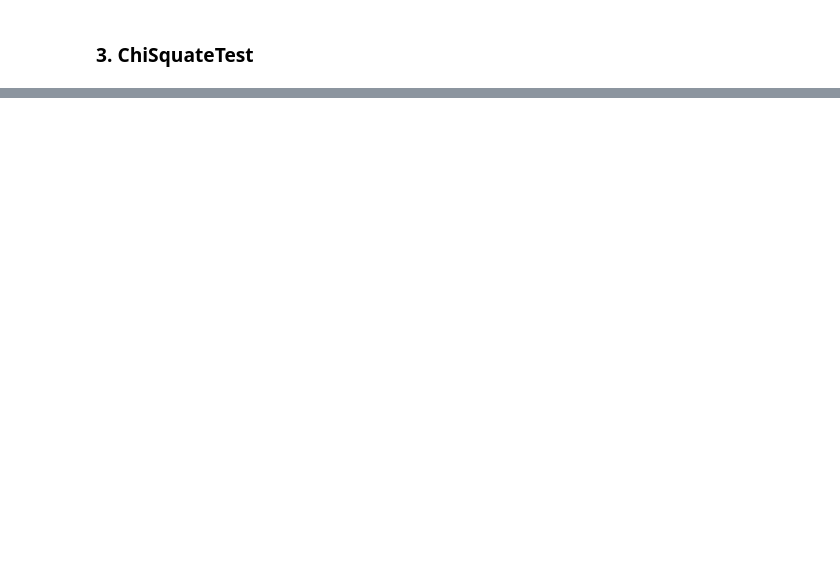
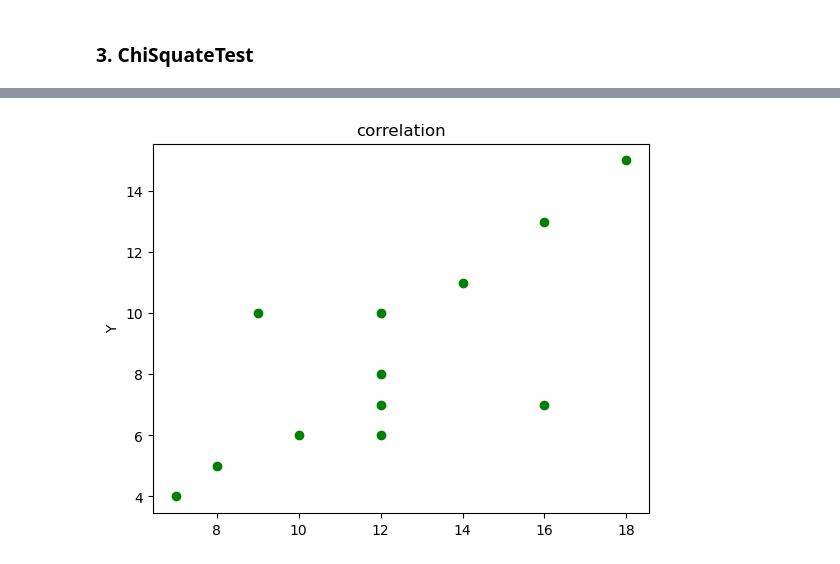
Before and after one commit to Jaehwi-So/LECTURE_Bigdata, a Jupyter notebook: 06_Statistics.ipynb, the cells around one changed output, grey strips where cells are left out. Drawn from its saved outputs; the diff is of its cells as text; code cells hidden in the pictures; blank space fills up the shorter version.

```diff
--- a/06_Statistics.ipynb
+++ b/06_Statistics.ipynb
@@ -1613,0 +1481,15 @@ org.apache.spark.SparkException: Exception thrown in awaitResult:
+# %%
+X=[10,7,12,12,9,16,12,18,8,12,14,16]
+Y=[6,4,7,8,10,7,10,15,5,6,11,13]
+# %%
+%matplotlib inline
+
+from matplotlib import pyplot as plt
+
+plt.title('correlation')
+plt.plot(X, Y, 'go')
+plt.ylabel('Y')
+
+plt.show()
+# %% [output]
+[figure, added]
```
Also changed, not shown: parts of 97 cells of this notebook.
